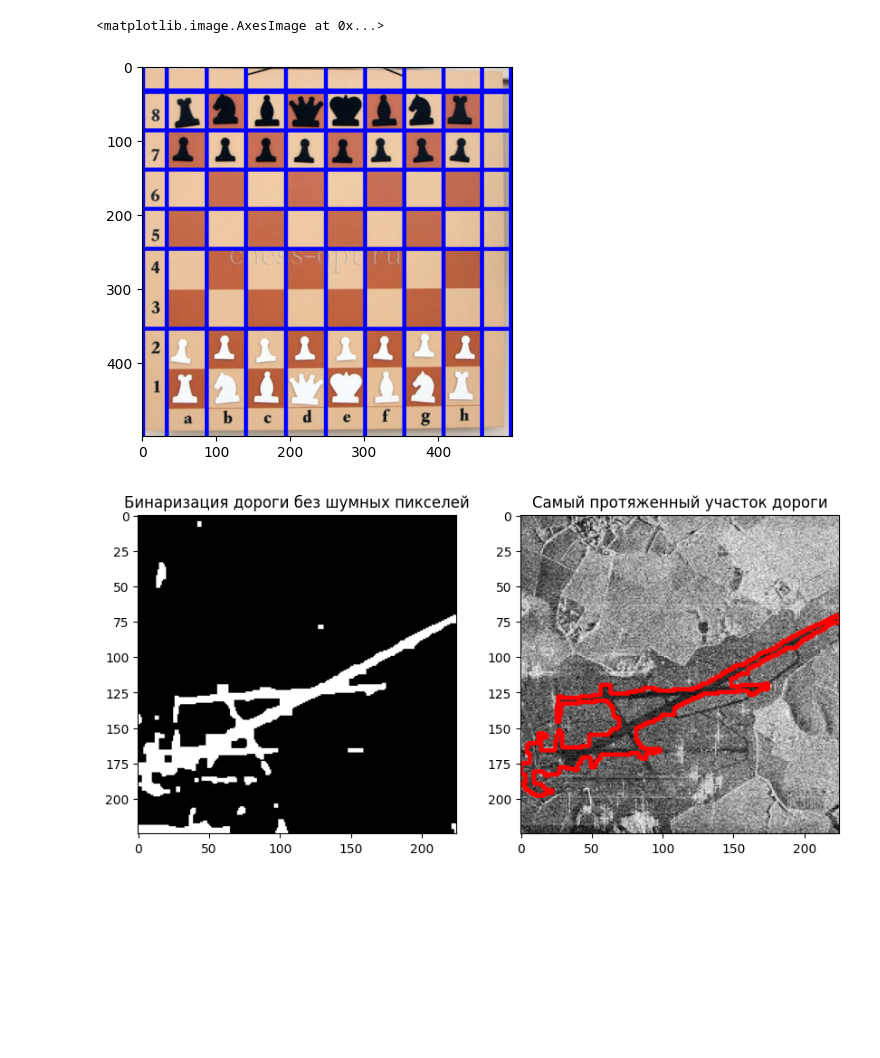
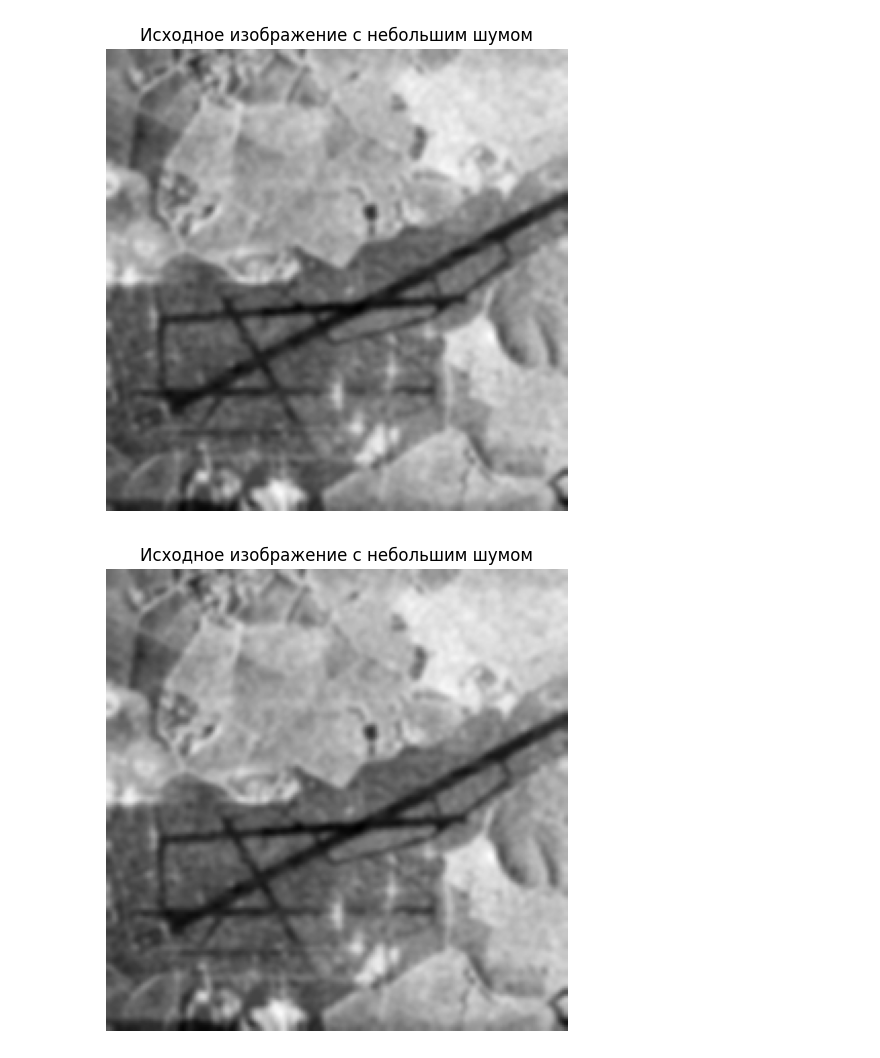
Before and after one commit to MrDomy/image_processing, a Jupyter notebook: Practice_3/DE_IP_2024_Task_3.ipynb, the cells around one changed output. Saved outputs shown, nothing was run; the diff lists cells and outputs as text; code cells hidden in the pictures; blank space fills up the shorter version.

```diff
--- a/Practice_3/DE_IP_2024_Task_3.ipynb
+++ b/Practice_3/DE_IP_2024_Task_3.ipynb
@@ -107,5 +0,0 @@ if lines is not None:
-# %%
-plt.imshow(image)
-# %% [output]
-<matplotlib.image.AxesImage at 0x...>
-[figure, removed]
@@ -117,45 +0,0 @@ plt.imshow(image)
-# %%
-import cv2
-import numpy as np
-import matplotlib.pyplot as plt
-
-# 1. Загружаем изображение
-image = cv2.imread('sar_3.jpg')
-gray = cv2.cvtColor(image, cv2.COLOR_BGR2GRAY)
-
-# 2. Размытие для подавления шума
-blur = cv2.GaussianBlur(gray, (7,7), 0)
-
-# 3. Прямой порог для темной дороги (40-80 на основе анализа)
-_, binary = cv2.threshold(blur, 80, 255, cv2.THRESH_BINARY_INV)
-
-# 4. Морфология: закрытие разрывов + удаление мелких шумов
-kernel = np.ones((3,3), np.uint8)
-binary = cv2.morphologyEx(binary, cv2.MORPH_CLOSE, kernel, iterations=2)
-binary = cv2.morphologyEx(binary, cv2.MORPH_OPEN, kernel, iterations=1)
-
-# 5. Находим контуры и выбираем самый длинный
-contours, _ = cv2.findContours(binary, cv2.RETR_EXTERNAL, cv2.CHAIN_APPROX_SIMPLE)
-max_len = 0
-longest_contour = None
-for cnt in contours:
-    length = cv2.arcLength(cnt, False)
-    if length > max_len:
-        max_len = length
-        longest_contour = cnt
-
-# 6. Рисуем результат
-image_result = image.copy()
-cv2.drawContours(image_result, [longest_contour], -1, (0,0,255), 2)
-
-plt.figure(figsize=(10,5))
-plt.subplot(1,2,1)
-plt.imshow(binary, cmap='gray')
-plt.title("Бинаризация дороги без шумных пикселей")
-
-plt.subplot(1,2,2)
-plt.imshow(cv2.cvtColor(image_result, cv2.COLOR_BGR2RGB))
-plt.title("Самый протяженный участок дороги")
-plt.show()
-# %% [output]
-[figure, removed]
@@ -161,0 +20,28 @@ plt.show()
+# %%
+
+# Загрузка изображения и предобработка
+image = cv2.imread('sar_3.jpg')
+image_gray = cv2.cvtColor(image, cv2.COLOR_BGR2GRAY)
+
+# Размытие для снижения шума
+blurred = cv2.GaussianBlur(image_gray, (7, 7), 0)
+
+plt.figure(figsize=(6,6))
+plt.imshow(blurred, cmap='gray')
+plt.title("Исходное изображение с небольшим шумом")
+plt.axis('off')
+plt.show()
+image = cv2.imread('sar_3.jpg')
+image_gray = cv2.cvtColor(image, cv2.COLOR_BGR2GRAY)
+
+# Размытие для снижения шума
+blurred = cv2.GaussianBlur(image_gray, (7, 7), 0)
+
+plt.figure(figsize=(6,6))
+plt.imshow(blurred, cmap='gray')
+plt.title("Исходное изображение с небольшим шумом")
+plt.axis('off')
+plt.show()
+# %% [output]
+[figure, added]
+[figure, added]
```
Also changed, not shown: parts of 36 cells of this notebook.
